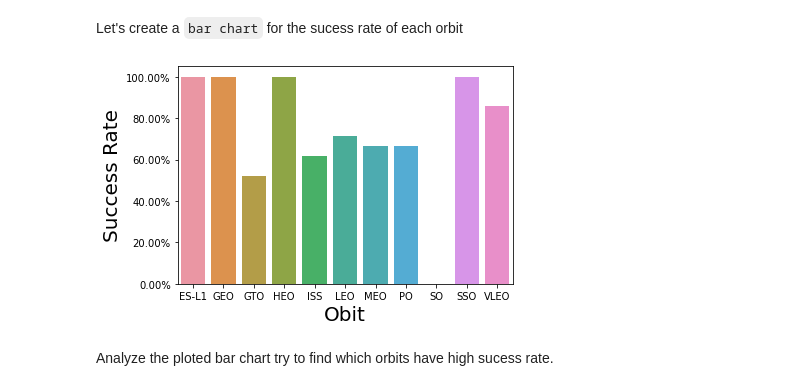
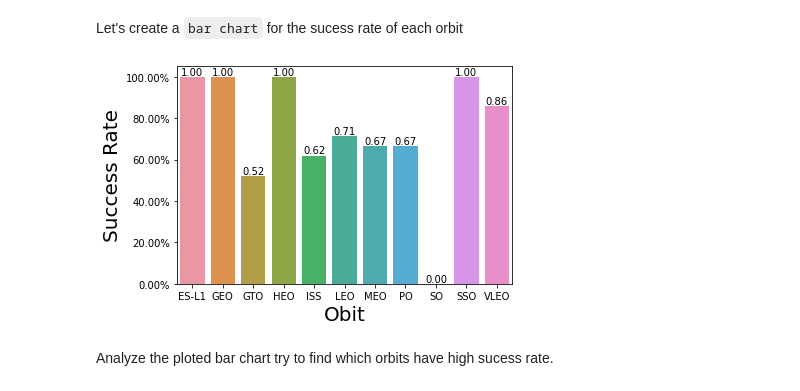
Before and after one commit to MiniAstronaut/MyRepository, a Jupyter notebook: week2/ibmDataSciencecapston-week2-visualization-lab.ipynb, the cells around one changed output. Cells and saved outputs as stored; diff of their text form; code cells hidden in the pictures.

```diff
--- a/week2/ibmDataSciencecapston-week2-visualization-lab.ipynb
+++ b/week2/ibmDataSciencecapston-week2-visualization-lab.ipynb
@@ -49,11 +49,11 @@ import seaborn as sns
 # %% [markdown]
 First, let's read the SpaceX dataset into a Pandas dataframe and print its summary
 # %%
-df=pd.read_csv("https://cf-courses-data.s3.us.cloud-object-storage.appdomain.cloud/IBM-DS0321EN-SkillsNetwork/datasets/dataset_part_2.csv")
+#df=pd.read_csv("https://cf-courses-data.s3.us.cloud-object-storage.appdomain.cloud/IBM-DS0321EN-SkillsNetwork/datasets/dataset_part_2.csv")
 
-# If you were unable to complete the previous lab correctly you can uncomment and load this csv
+#If you were unable to complete the previous lab correctly you can uncomment and load this csv
 
-# df = pd.read_csv('https://cf-courses-data.s3.us.cloud-object-storage.appdomain.cloud/IBMDeveloperSkillsNetwork-DS0701EN-SkillsNetwork/api/dataset_part_2.csv')
+df = pd.read_csv('https://cf-courses-data.s3.us.cloud-object-storage.appdomain.cloud/IBMDeveloperSkillsNetwork-DS0701EN-SkillsNetwork/api/dataset_part_2.csv')
 
 df.head(5)
 # %% [output]
@@ -108,14 +115,15 @@ Let's create a `bar chart` for the sucess rate of each orbit
 # %%
 # HINT use groupby method on Orbit column and get the mean of Class column
 ob = df.groupby("Orbit")["Class"].mean()
 ob_df = pd.DataFrame({"Orbit":ob.index, "mean":ob.values})
 ax = sns.barplot(x = "Orbit", y ="mean", data = ob_df)
 vals = ax.get_yticks()
 ax.set_yticklabels(['{:,.2%}'.format(x) for x in vals])
+plt.bar_label(ax.containers[0], fmt='%.2f')
 plt.xlabel("Obit",fontsize=20)
 plt.ylabel("Success Rate",fontsize=20)
 plt.show()
 # %% [output]
-[figure, old version]
+[figure, new version]
 # %% [markdown]
 Analyze the ploted bar chart try to find which orbits have high sucess rate.
```
Also changed, not shown: parts of 3 cells of this notebook, 1 other file.
